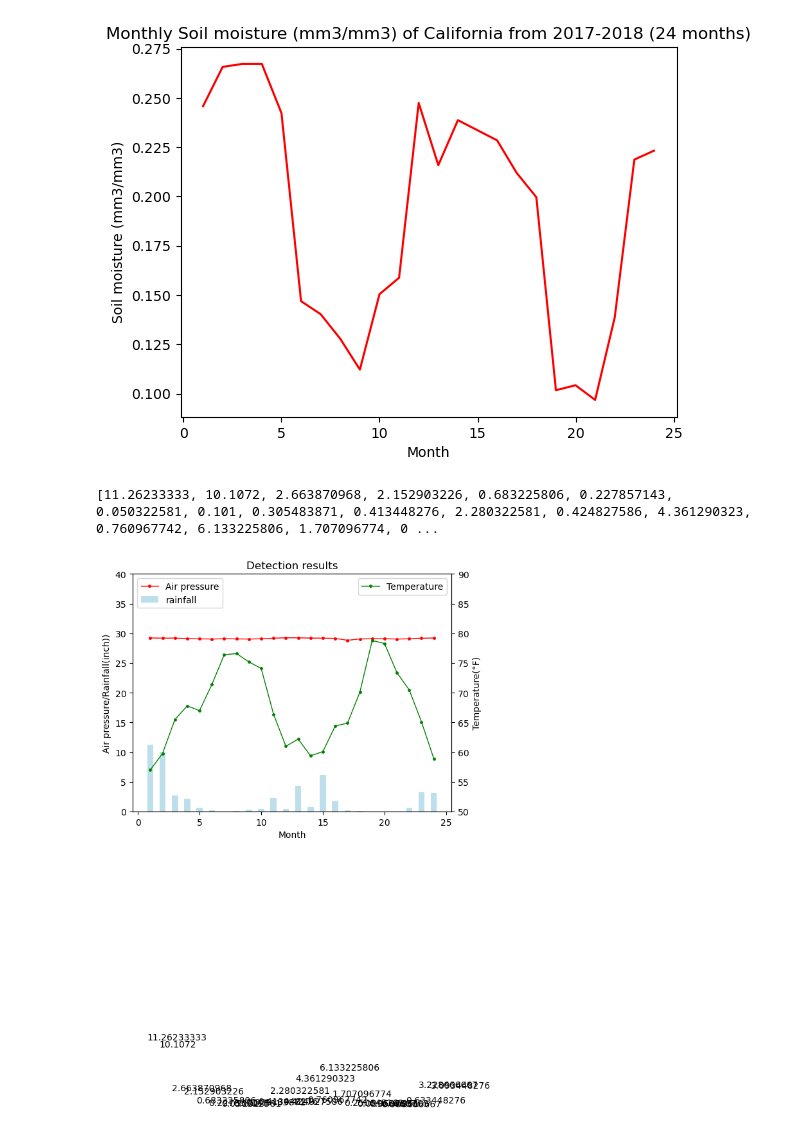
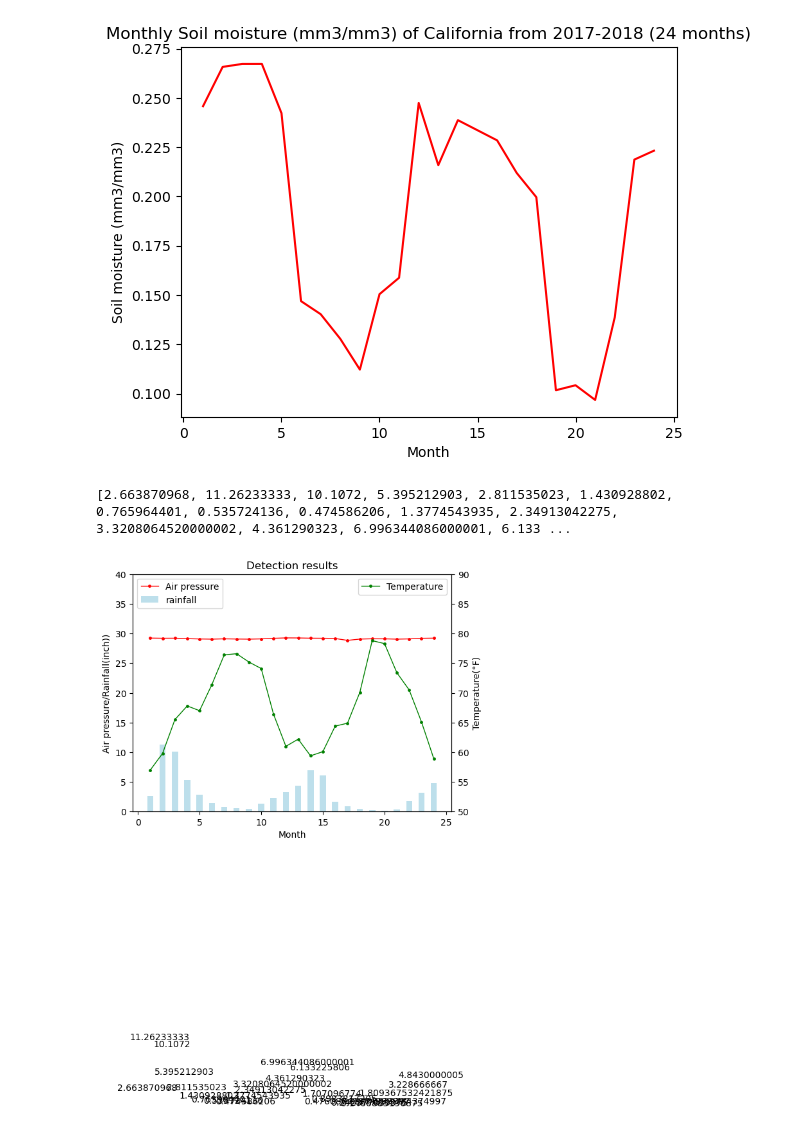
Before and after one commit to SILENT-GUO/MCM_works, a Jupyter notebook: Competition/Tasks/DataProcessing.ipynb, the cells around one changed output. Saved outputs shown, nothing was run; the diff lists cells and outputs as text; code cells hidden in the pictures.

```diff
--- a/Competition/Tasks/DataProcessing.ipynb
+++ b/Competition/Tasks/DataProcessing.ipynb
@@ -80,33 +80,43 @@ rainfall_california = pd.DataFrame(pd.read_csv("/Users/silent/Documents/MCM_work
 rainfall_list = rainfall_california.values[0].tolist() + rainfall_california.values[1].tolist()
 temperature_california = pd.DataFrame(pd.read_csv("/Users/silent/Documents/MCM_works/Competition/Data/California_data/Temperature.csv"))
 temperature_list = temperature_california.values[0].tolist() + temperature_california.values[1].tolist()
+rainfall_list[11] = (rainfall_list[12] + rainfall_list[10])/2
+rainfall_list[13] = (rainfall_list[12] + rainfall_list[14])/1.5
+rainfall_list[-1] = (rainfall_list[-2])*1.5
+rainfall_list[0], rainfall_list[1] = rainfall_list[1], rainfall_list[0]
+rainfall_list[0], rainfall_list[2] = rainfall_list[2], rainfall_list[0]
+rainfall_list[3] = (rainfall_list[2] + rainfall_list[4])/2
+for i in range(4, 11):
+    rainfall_list[i] = (rainfall_list[i-1] + rainfall_list[i+1])/2
+for i in range(16, 22):
+    rainfall_list[i] = (rainfall_list[i-1] + rainfall_list[i+1])/2
 print(rainfall_list)
 # %% [output]
-[11.26233333, 10.1072, 2.663870968, 2.152903226, 0.683225806, 0.227857143, 0.050322581, 0.101, 0.305483871, 0.413448276, 2.280322581, 0.424827586, 4.361290323, 0.760967742, 6.133225806, 1.707096774, 0 ...
+[2.663870968, 11.26233333, 10.1072, 5.395212903, 2.811535023, 1.430928802, 0.765964401, 0.535724136, 0.474586206, 1.3774543935, 2.34913042275, 3.3208064520000002, 4.361290323, 6.996344086000001, 6.133 ...
 # %%
 # 绘柱状图
 plt.plot(month, air_pressure_list, 'r', marker='.', c='r', ms=5, linewidth='1', label="Air pressure")
 figure = plt.bar(x=month, height=rainfall_list, label='rainfall', color='lightblue', alpha=0.8, width=0.5)
 plt.ylim(0, 40)
 # 在左侧显示图例
 plt.legend(loc="upper left")
 # 设置标题
 plt.title("Detection results")
 # 为两条坐标轴设置名称
 plt.xlabel("Month")
 plt.ylabel("Air pressure/Rainfall(inch))")
 
 # 画折线图
 ax2 = plt.twinx()
 ax2.set_ylabel("Temperature(°F)")
 ax2.set_ylim(50, 90)
 # 设置坐标轴范围
 plt.plot(month, temperature_list, "r", marker='.', c='g', ms=5, linewidth='1', label="Temperature")
 # 显示数字
+for fig in figure:
+    ax2.text(fig.get_x(), fig.get_height(), fig.get_height(), ha='center', va='bottom', fontsize=10)
 
-for fig in figure:
-    ax2.text(fig.get_x(), fig.get_height(), fig.get_height(), ha='left', va='bottom')
     plt.legend(loc="upper right")
 plt.show()
 # %% [output]
-[figure, old version]
+[figure, new version]
```
Also changed, not shown: parts of 2 cells of this notebook, 7 other files.
